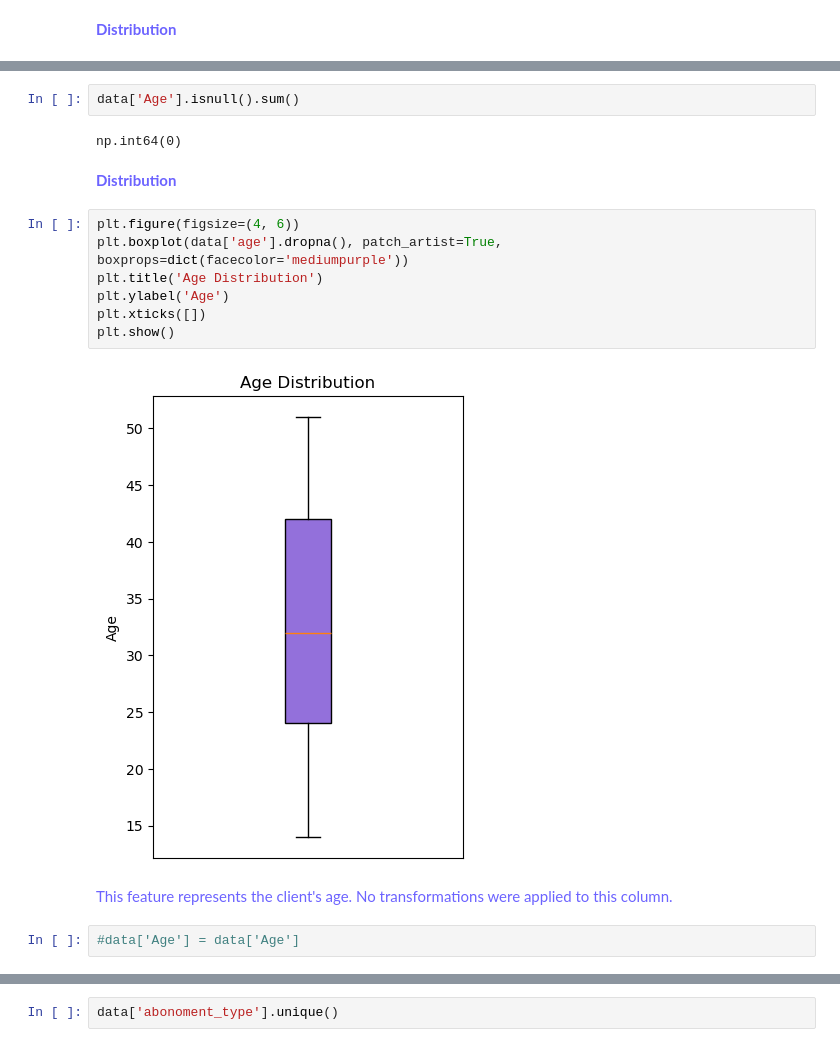
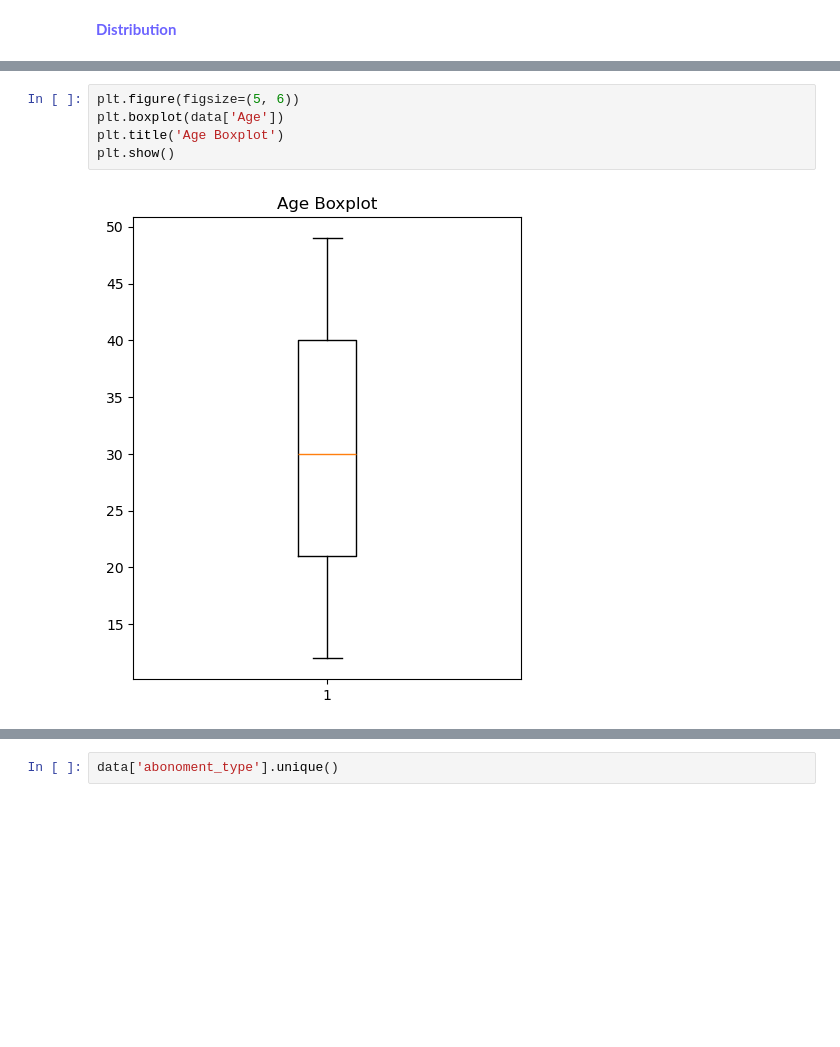
Before and after one commit to DiogoCapelaGoncalves/GymClusterML2, a Jupyter notebook: 01_data_cleaning.ipynb, the cells around one changed output, grey strips where cells are left out. Cells and saved outputs as stored; diff of their text form; blank space fills up the shorter version.

```diff
--- a/01_data_cleaning.ipynb
+++ b/01_data_cleaning.ipynb
@@ -189,20 +114,8 @@ array([27, 47, 41, 44, 15, 30, 20, 46, 24, 35, 36, 37, 13, 38, 33, 26, 14,
-# %%
-data['Age'].isnull().sum()
-# %% [output]
-np.int64(0)
-# %% [markdown]
-<p style="color:#6c63ff; font-weight:bold; font-size:15px;">Distribution</p>
-# %%
-plt.figure(figsize=(4, 6))
-plt.boxplot(data['age'].dropna(), patch_artist=True, boxprops=dict(facecolor='mediumpurple'))
-plt.title('Age Distribution')
-plt.ylabel('Age')
-plt.xticks([])
-plt.show()
-# %% [output]
-[figure, removed]
-# %% [markdown]
-<p style="color:#6c63ff ; font-size:15px; line-height:1.7; margin:5px 0 15px;">This feature represents the client's age. No transformations were applied to this column.</p>
-# %%
-#data['Age'] = data['Age']
+# %%
+plt.figure(figsize=(5, 6))
+plt.boxplot(data['Age'])
+plt.title('Age Boxplot')
+plt.show()
+# %% [output]
+[figure, added]
 # %% [markdown]
```
Also changed, not shown: parts of 69 cells of this notebook.
